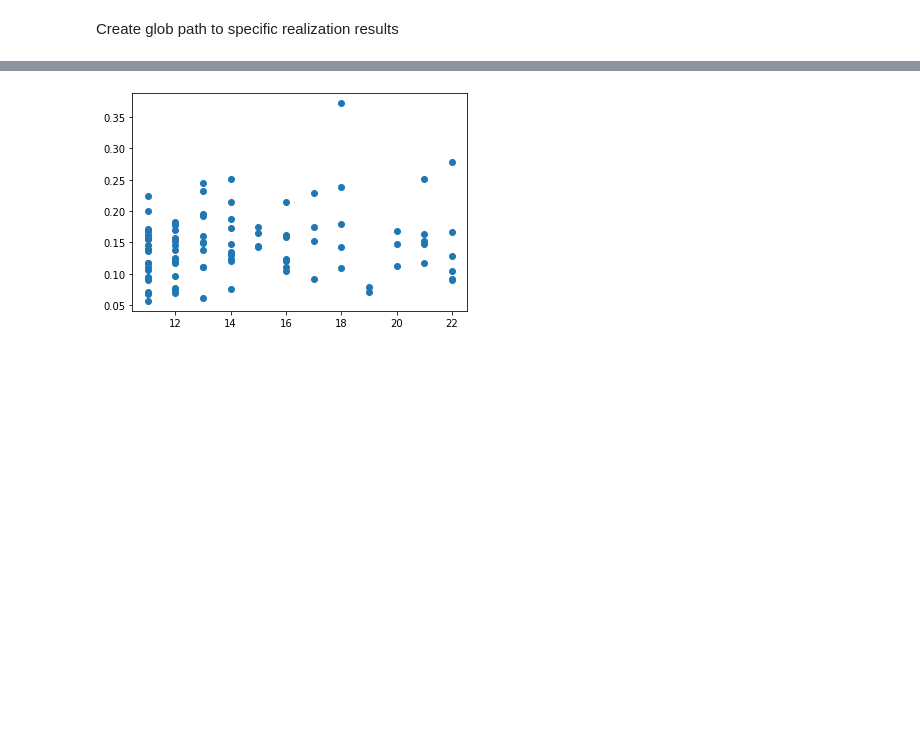
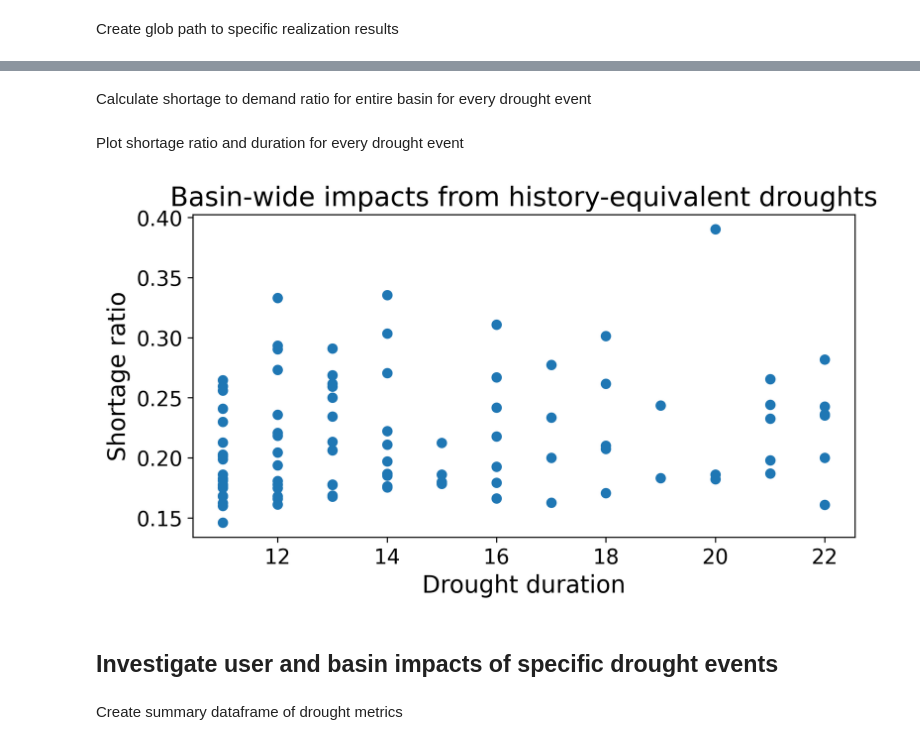
Before and after one commit to antonia-had/drought_classification, a Jupyter notebook: drought_impacts.ipynb, the cells around one changed output, grey strips where cells are left out. Cells and saved outputs as stored; diff of their text form; code cells hidden in the pictures; blank space fills up the shorter version.

```diff
--- a/drought_impacts.ipynb
+++ b/drought_impacts.ipynb
@@ -8,2 +11,4 @@ import ast
 # %%
 droughts_df = pd.read_csv('../rival_framings_demand/drought_counts_all_realizations.csv', index_col=0)
+droughts_df.index = np.arange(1, len(droughts_df) + 1)
+droughts_df
@@ -13,7 +32,8 @@ flow_data_dir = '../rival_framings_demand/xdd_parquet_flow'
 # %% [markdown]
 Identify realizations similar or better than history (drought years=22)
 # %%
-realizations_history=tuple(map(str, np.where((droughts_df['Total counts'] >=10) & (droughts_df['Total counts'] <= 22))[0]))
+realizations_history=tuple(map(str, np.where((droughts_df['Total counts'] >=10) &
+                                             (droughts_df['Total counts'] <= 22))[0]+1))
 # %% [markdown]
 Function converting order number to sample and realization for file retrieval
 # %%
@@ -62,3 +98,5 @@ df['realization_number']=(df['sample']-1)*10+df['realization']
+# %% [markdown]
+Calculate shortage to demand ratio for entire basin for every drought event
 # %%
 shortage_ratio = []
 years_list = []
@@ -69,9 +107,21 @@ for i in realizations_history:
     total_shortage = df.loc[(df['realization_number'] == int(i)) & (df['year'].isin(years)), 'shortage'].sum()
     shortage_ratio.append(total_shortage/total_demand)
     years_list.append(len(years))
+# %% [markdown]
+Plot shortage ratio and duration for every drought event
 # %%
-import matplotlib.pyplot as plt
+plt.figure(figsize=(8, 4), dpi=300)
 plt.scatter(years_list, shortage_ratio)
+plt.title("Basin-wide impacts from history-equivalent droughts", fontsize=18)
+plt.xlabel("Drought duration (years)")
+plt.ylabel("Shortage/demand ratio")
+plt.tick_params(axis='both', labelsize=14)
+plt.ylabel("Shortage ratio", fontsize=16)
+plt.xlabel("Drought duration", fontsize=16)
 plt.show()
 # %% [output]
-[figure, old version]
+[figure, new version]
+# %% [markdown]
+## Investigate user and basin impacts of specific drought events
+# %% [markdown]
+Create summary dataframe of drought metrics
```
Also changed, not shown: parts of 31 cells of this notebook, 16 other files.
